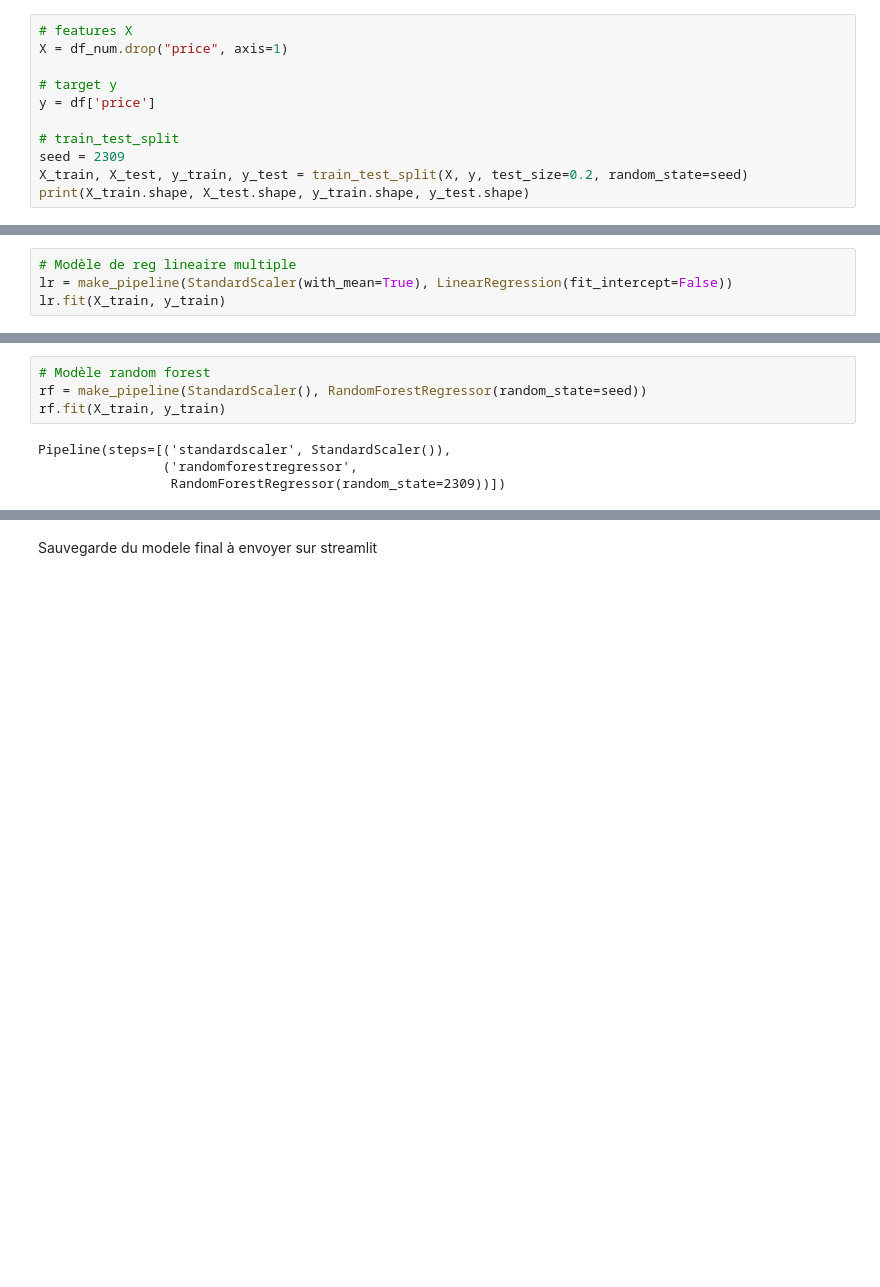
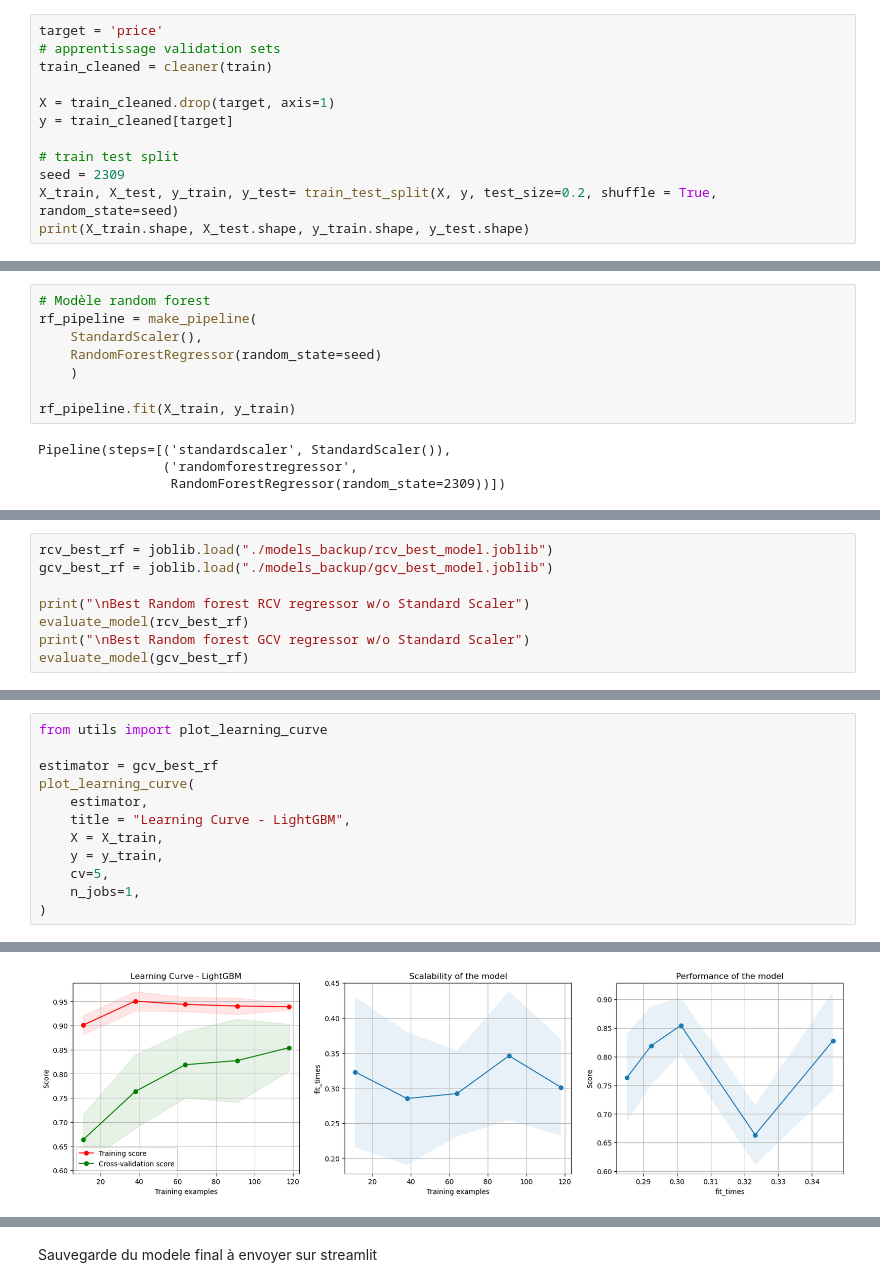
Before and after one commit to fereol023/car_pricing_API, a Jupyter notebook: build_model_v2.ipynb, the cells around one changed output, grey strips where cells are left out. Drawn from its saved outputs; the diff is of its cells as text; blank space fills up the shorter version.

```diff
--- a/build_model_v2.ipynb
+++ b/build_model_v2.ipynb
@@ -122,12 +156,13 @@ Index(['symboling', 'normalized-losses', 'wheel-base', 'length', 'width',
 # %%
-# features X
-X = df_num.drop("price", axis=1)
+target = 'price'
+# apprentissage validation sets
+train_cleaned = cleaner(train)
 
-# target y
-y = df['price']
+X = train_cleaned.drop(target, axis=1)
+y = train_cleaned[target]
 
-# train_test_split
+# train test split
 seed = 2309
-X_train, X_test, y_train, y_test = train_test_split(X, y, test_size=0.2, random_state=seed)
+X_train, X_test, y_train, y_test= train_test_split(X, y, test_size=0.2, shuffle = True, random_state=seed)
 print(X_train.shape, X_test.shape, y_train.shape, y_test.shape)
 # %% [output]
@@ -135,4 +185,0 @@ print(X_train.shape, X_test.shape, y_train.shape, y_test.shape)
-# %%
-# Modèle de reg lineaire multiple
-lr = make_pipeline(StandardScaler(with_mean=True), LinearRegression(fit_intercept=False))
-lr.fit(X_train, y_train)
@@ -142,7 +188,11 @@ Pipeline(steps=[('standardscaler', StandardScaler()),
 # %%
 # Modèle random forest
-rf = make_pipeline(StandardScaler(), RandomForestRegressor(random_state=seed))
-rf.fit(X_train, y_train)
+rf_pipeline = make_pipeline(
+    StandardScaler(),
+    RandomForestRegressor(random_state=seed)
+    )
+
+rf_pipeline.fit(X_train, y_train)
 # %% [output]
 Pipeline(steps=[('standardscaler', StandardScaler()),
                 ('randomforestregressor',
@@ -185,0 +286,8 @@ evaluate_model(rf, rep = True)
+# %%
+rcv_best_rf = joblib.load("./models_backup/rcv_best_model.joblib")
+gcv_best_rf = joblib.load("./models_backup/gcv_best_model.joblib")
+
+print("\nBest Random forest RCV regressor w/o Standard Scaler")
+evaluate_model(rcv_best_rf)
+print("\nBest Random forest GCV regressor w/o Standard Scaler")
+evaluate_model(gcv_best_rf)
@@ -185,0 +306,13 @@ evaluate_model(rf, rep = True)
+# %%
+from utils import plot_learning_curve
+
+estimator = gcv_best_rf
+plot_learning_curve(
+    estimator,
+    title = "Learning Curve - LightGBM",
+    X = X_train,
+    y = y_train,
+    cv=5,
+    n_jobs=1,
+)
+# %% [output]
@@ -185,0 +320 @@ evaluate_model(rf, rep = True)
+[figure, added]
```
Also changed, not shown: parts of 33 cells of this notebook, 7 other files.
